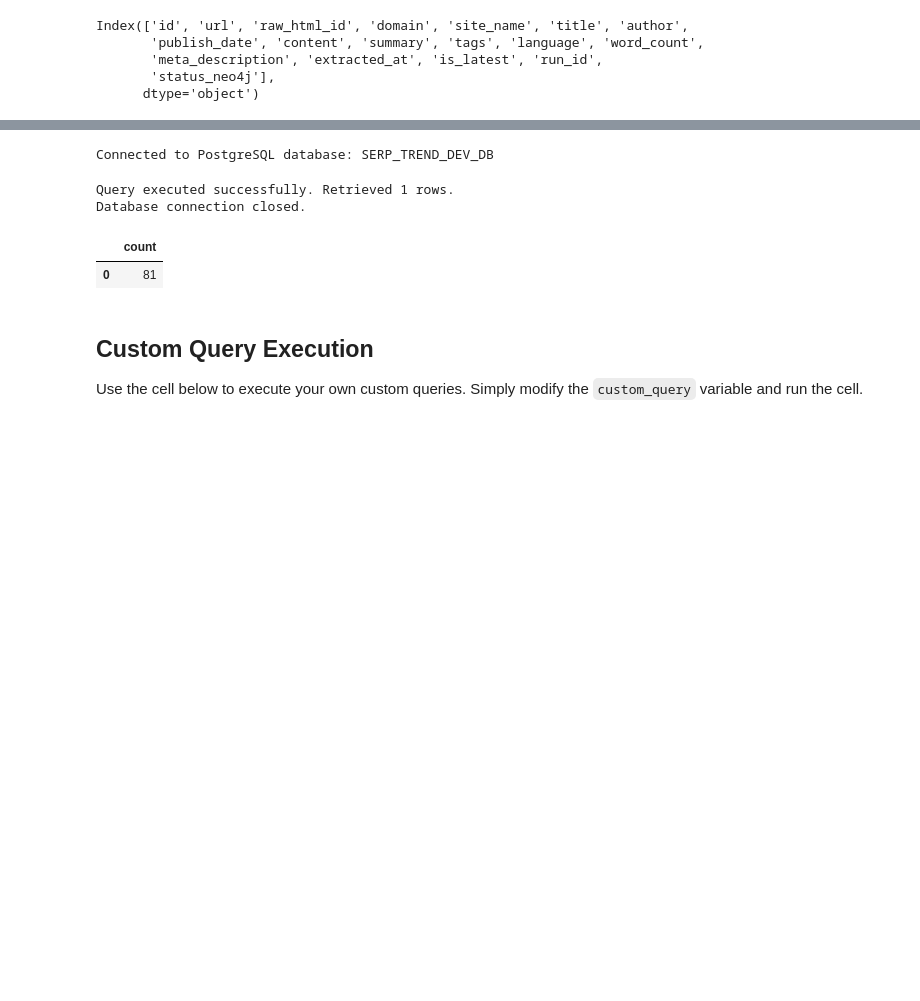
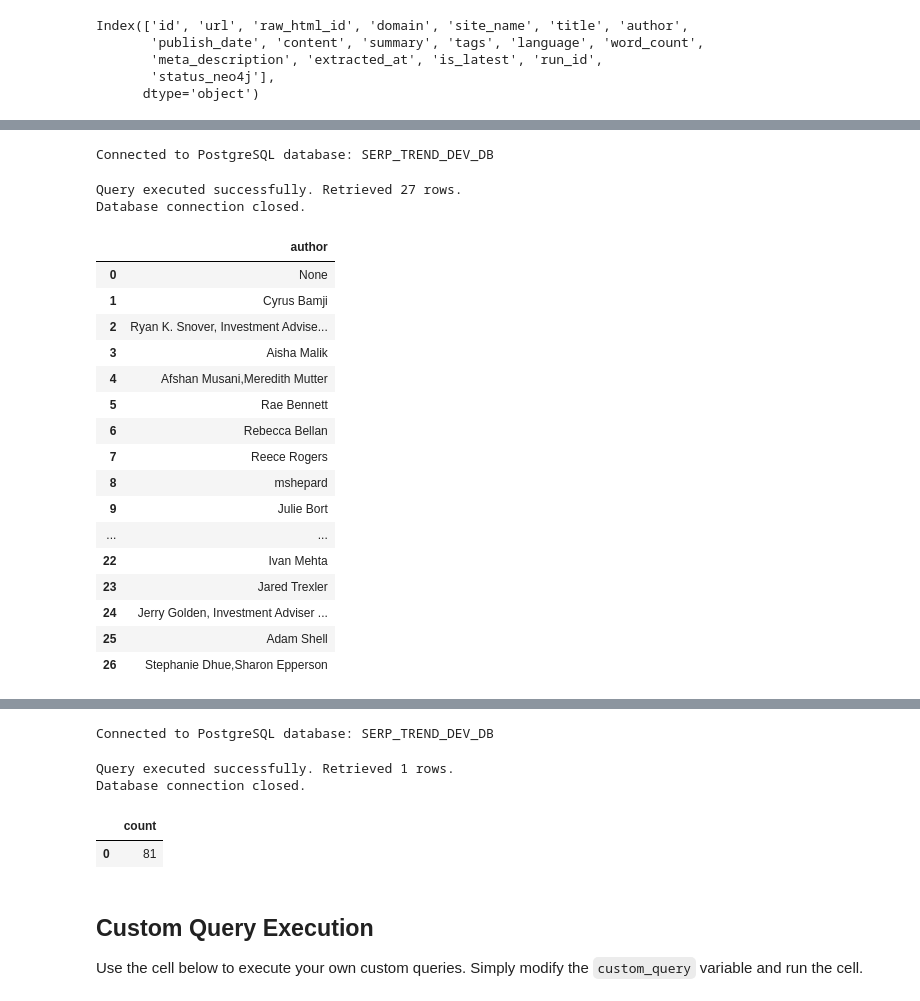
Before and after one commit to rakipo/consultingprojects, a Jupyter notebook: boomertv2/scripts/postgres_connect_and_analyse.ipynb, the cells around one changed output, grey strips where cells are left out. Cells and saved outputs as stored; diff of their text form; code cells hidden in the pictures; blank space fills up the shorter version.

```diff
--- a/boomertv2/scripts/postgres_connect_and_analyse.ipynb
+++ b/boomertv2/scripts/postgres_connect_and_analyse.ipynb
@@ -259,0 +300,17 @@ Database connection closed.
+# %%
+# Query to reset status_neo4j to false for all articles
+reset_query = "UPDATE structured_content SET status_neo4j = false;"
+print(f"Executing reset query: {reset_query}")
+print("-" * 50)
+
+try:
+    result_df = execute_postgres_query_improved(reset_query, postgres_config)
+    print("\nSuccessfully reset status_neo4j to false for all articles")
+
+    # Verify the update by checking count of articles with status_neo4j = false
+    verify_query = "SELECT count(*) FROM structured_content WHERE status_neo4j = false;"
+    verify_df = execute_postgres_query_improved(verify_query, postgres_config)
+    print(f"\nNumber of articles with status_neo4j = false: {verify_df.iloc[0,0]}")
+
+except Exception as e:
+    print(f"Error executing reset query: {e}")
@@ -259,0 +491,24 @@ Database connection closed.
+# %%
+result_df = execute_postgres_query_improved("SELECT distinct author FROM structured_content;",postgres_config)
+result_df
+# %% [output]
+Connected to PostgreSQL database: SERP_TREND_DEV_DB
+Query executed successfully. Retrieved 27 rows.
+Database connection closed.
+|  | author |
+| 0 | None |
+| 1 | Cyrus Bamji |
+| 2 | Ryan K. Snover, Investment Advise... |
+| 3 | Aisha Malik |
+| 4 | Afshan Musani,Meredith Mutter |
+| 5 | Rae Bennett |
+| 6 | Rebecca Bellan |
+| 7 | Reece Rogers |
+| 8 | mshepard |
+| 9 | Julie Bort |
+| ... | ... |
+| 22 | Ivan Mehta |
+| 23 | Jared Trexler |
+| 24 | Jerry Golden, Investment Adviser ... |
+| 25 | Adam Shell |
+| 26 | Stephanie Dhue,Sharon Epperson |
```
Also changed, not shown: parts of 19 cells of this notebook, 46 other files.
